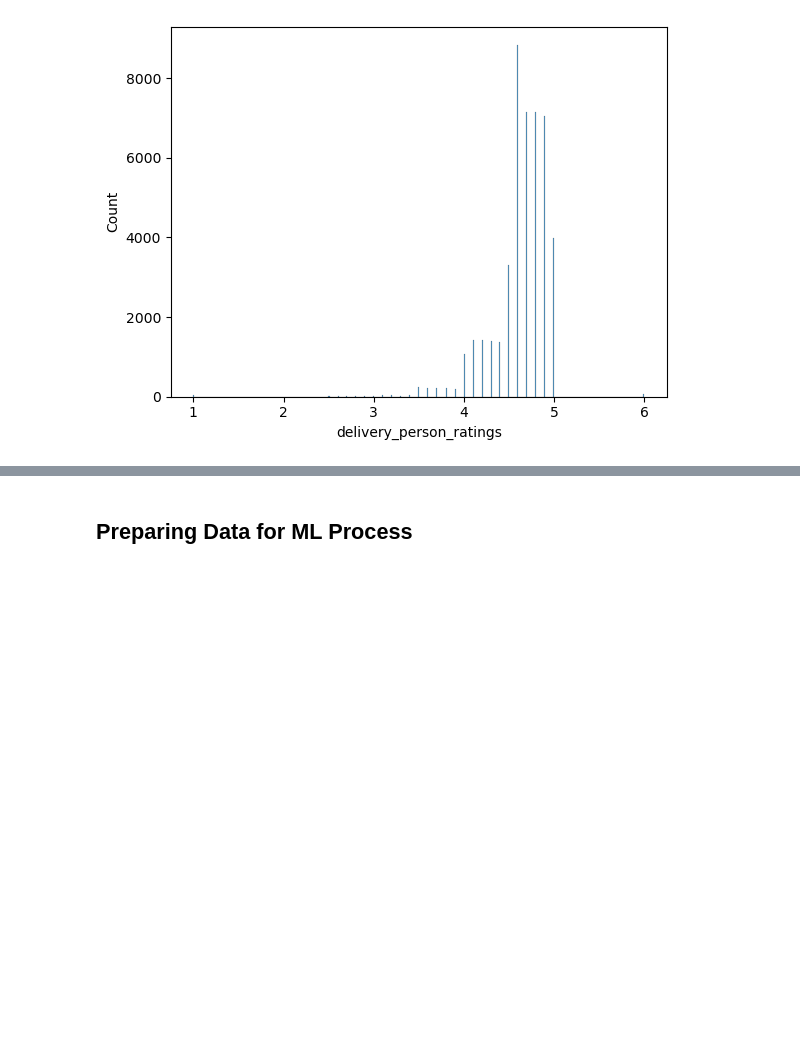
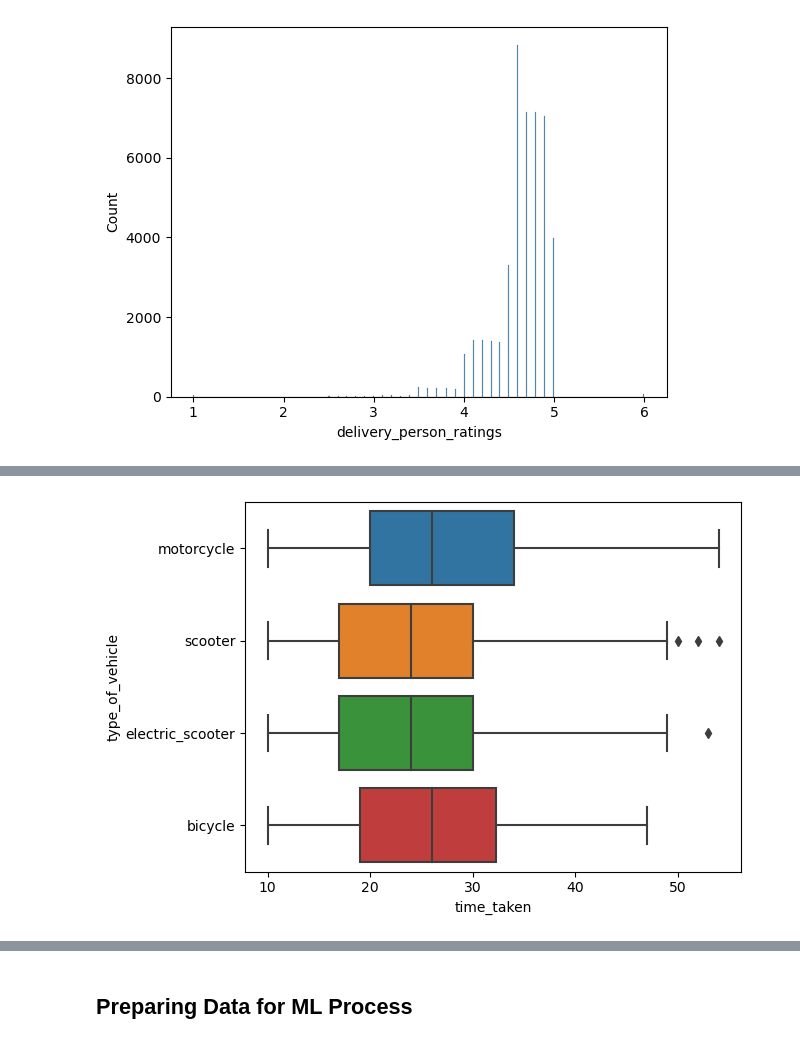
Before and after one commit to kcpGOAT/food-delivery-ML, a Jupyter notebook: food_delay.ipynb, the cells around one changed output, grey strips where cells are left out. Saved outputs shown, nothing was run; the diff lists cells and outputs as text; code cells hidden in the pictures; blank space fills up the shorter version.

```diff
--- a/food_delay.ipynb
+++ b/food_delay.ipynb
@@ -91,0 +143,4 @@ sns.histplot(data = delivery_data, x = 'delivery_person_ratings');
+# %%
+sns.boxplot(data = delivery_data.to_pandas(), x = 'time_taken', y = 'type_of_vehicle');
+# %% [output]
+[figure, added]
```
Also changed, not shown: parts of 14 cells of this notebook.
